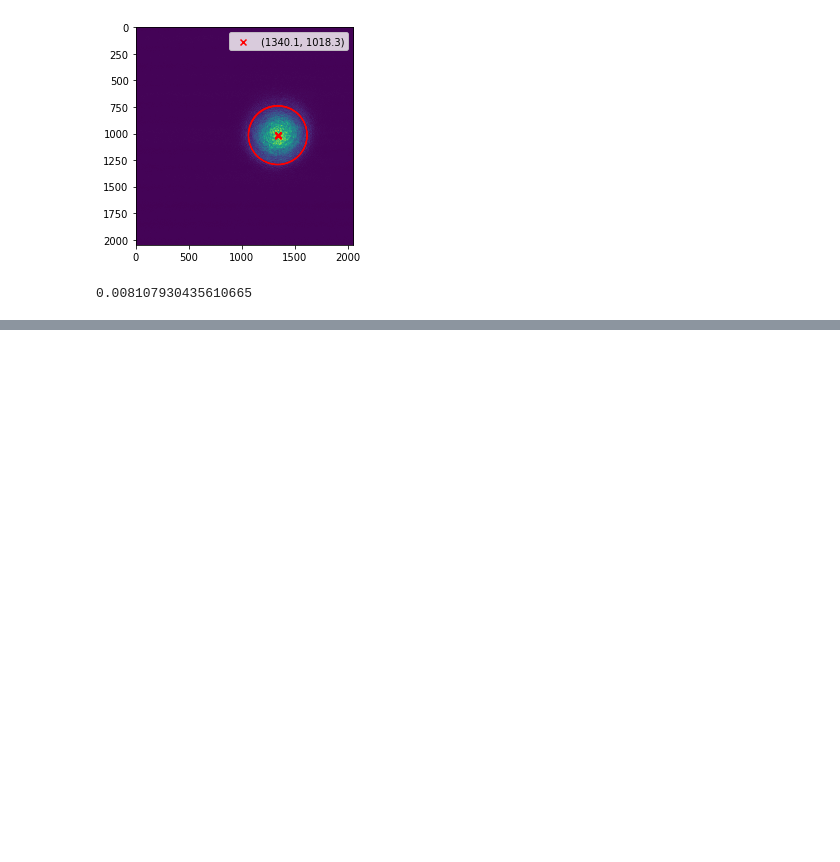
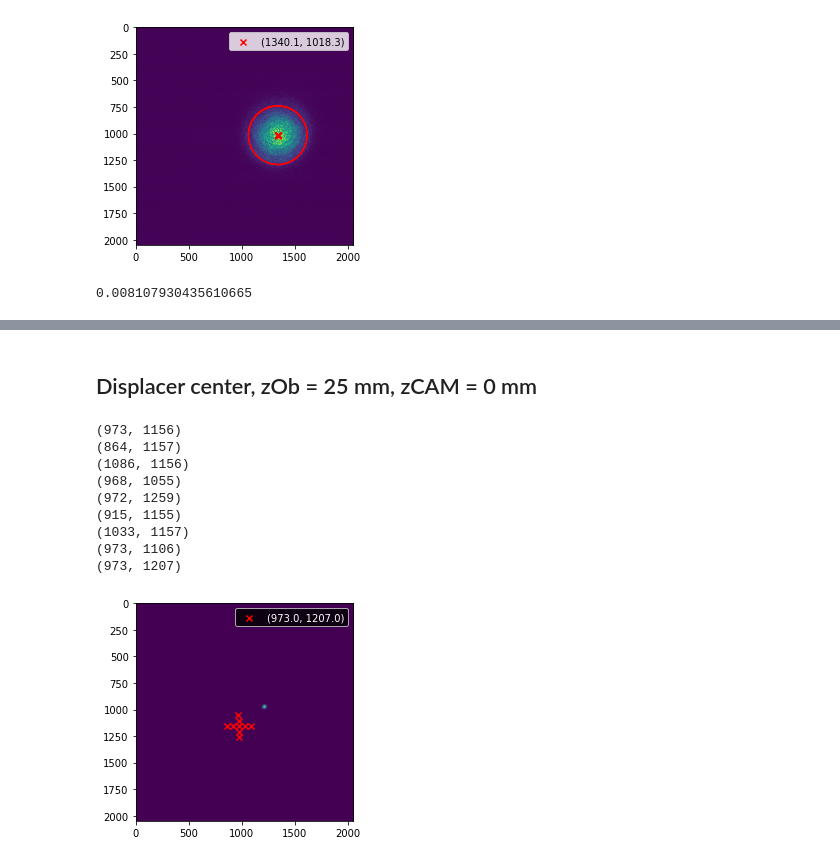
Before and after one commit to proscrite/sabatsw, a Jupyter notebook: laserlab/notebooks/4f system fine alignment.ipynb, the cells around one changed output, grey strips where cells are left out. Drawn from its saved outputs; the diff is of its cells as text; code cells hidden in the pictures; blank space fills up the shorter version.

```diff
--- a/laserlab/notebooks/4f system fine alignment.ipynb
+++ b/laserlab/notebooks/4f system fine alignment.ipynb
@@ -1343,2 +1355,5 @@ np.arctan(3/370)
+# %%
+for i in range(-5000, 5000, 100):
+    move_to_positionXY(serialport, position=(i, 0), center=center0, wait=0.1)
 # %%
 move_to_positionXY(serialport, position=hpoints[2], center=center0)
@@ -1344,0 +1438,5 @@ move_to_positionXY(serialport, position=hpoints[2], center=center0)
+# %%
+fitsHo = []
+# %%
+rmax = [(0,0), (0, 2500), (0,-2800), (-4200, 0), (4200, 0)]
+rhalf = [(0, 1250), (0, -1400), (-2100, 0), (2100, 0)]
@@ -1344,0 +1450,32 @@ move_to_positionXY(serialport, position=hpoints[2], center=center0)
+# %% [markdown]
+## Displacer center, zOb = 25 mm, zCAM = 0 mm
+# %%
+%matplotlib inline
+fig, ax = plt.subplots(1)
+plt.style.use('dark_background')
+fitsh = []
+for i in rmax+rhalf:
+    move_to_positionXY(serialport, position=i, center=center0)
+    sleep(1)
+
+    frameh = cam0.get_frame(100)
+    ax.imshow(frameh)
+    bestfit1 = guess_centroid(frameh)
+    fitsh.append([bestfit1[1], bestfit1[10], frameh[bestfit1]]) # For each rmax (xy galvo) store image centroid (x,y) center and intensity
+
+    cross = ax.scatter(x=bestfit1[0], y=bestfit1[1], marker='x',
+                       color='r', label = '(%.1f, %.1f)' %(bestfit1[0], bestfit1[1]))
+    ax.legend([cross], ['(%.1f, %.1f)' %(bestfit1[0], bestfit1[1])])
+    print(bestfit1)
+fitsHo.append(fitsh)
+# %% [output]
+(973, 1156)
+(864, 1157)
+(1086, 1156)
+(968, 1055)
+(972, 1259)
+(915, 1155)
+(1033, 1157)
+(973, 1106)
+(973, 1207)
+[figure, added]
```
Also changed, not shown: parts of 71 cells of this notebook.
